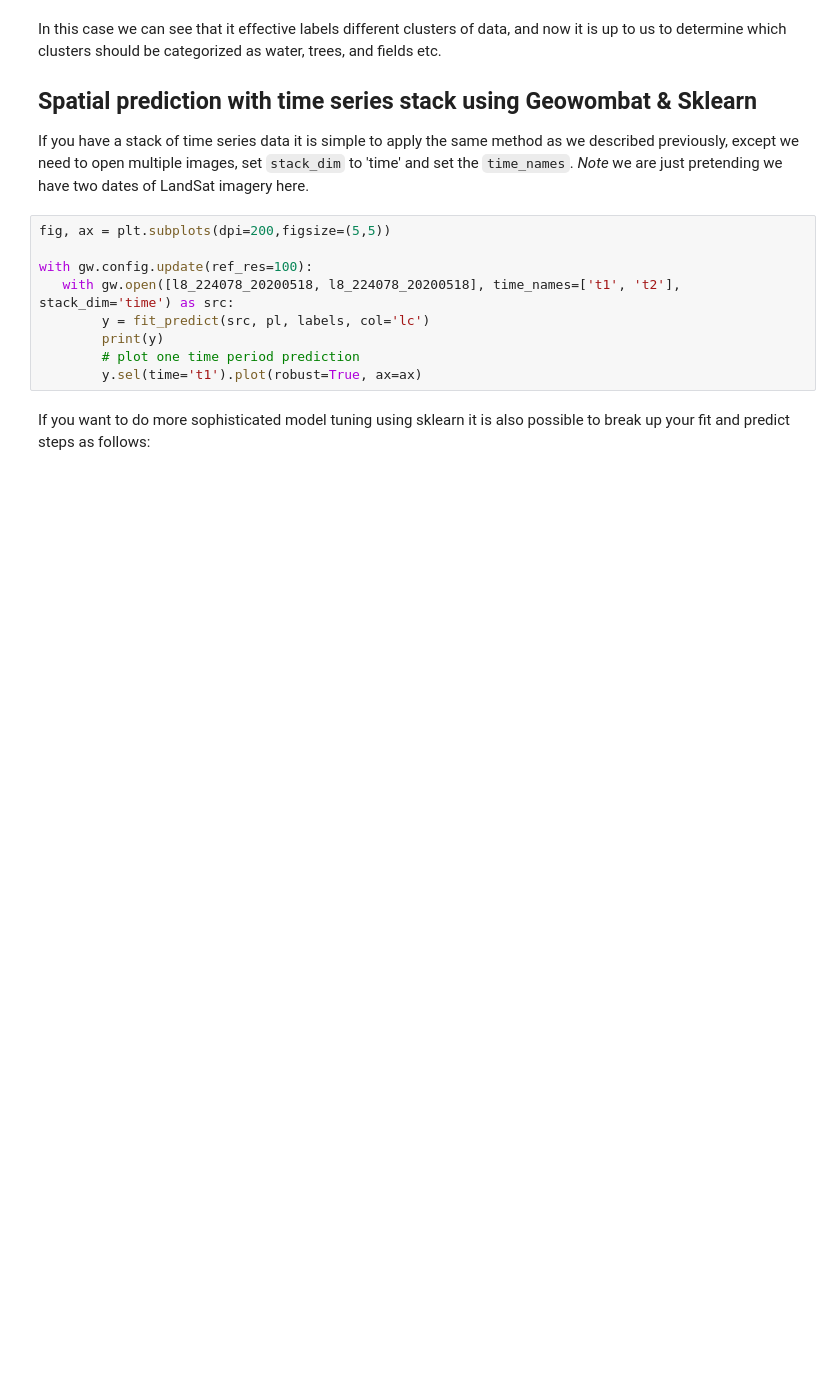
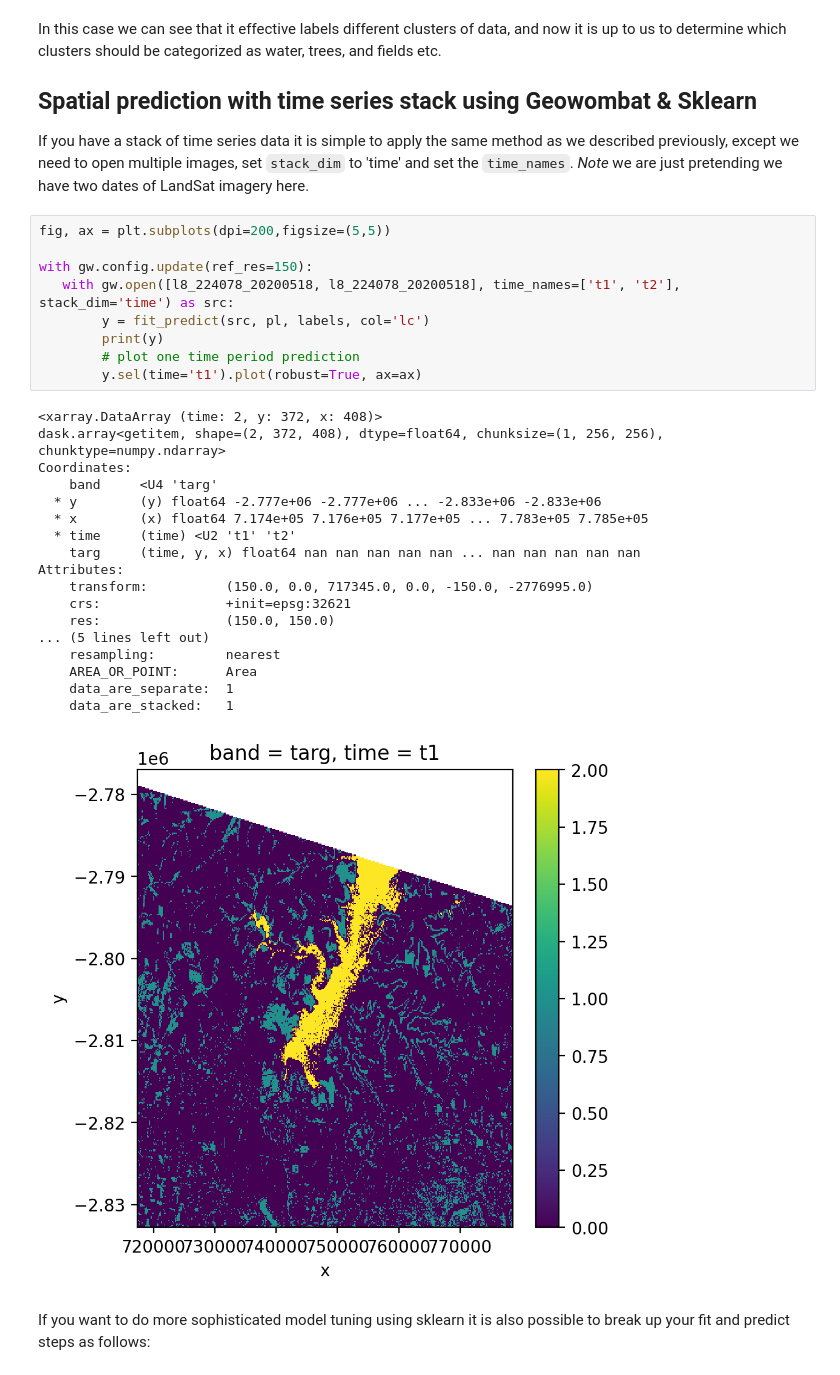
Before and after one commit to mmann1123/pyGIS, a Jupyter notebook: pygis/_build/html/_sources/docs/f_rs_ml_predict.ipynb, the cells around one changed output. Saved outputs shown, nothing was run; the diff lists cells and outputs as text; blank space fills up the shorter version.

```diff
--- a/pygis/_build/html/_sources/docs/f_rs_ml_predict.ipynb
+++ b/pygis/_build/html/_sources/docs/f_rs_ml_predict.ipynb
@@ -103,12 +116,31 @@ If you have a stack of time series data it is simple to apply the same method as
 # %%
 fig, ax = plt.subplots(dpi=200,figsize=(5,5))
 
-with gw.config.update(ref_res=100):
+with gw.config.update(ref_res=150):
    with gw.open([l8_224078_20200518, l8_224078_20200518], time_names=['t1', 't2'], stack_dim='time') as src:
         y = fit_predict(src, pl, labels, col='lc')
         print(y)
         # plot one time period prediction
         y.sel(time='t1').plot(robust=True, ax=ax)
+# %% [output]
+<xarray.DataArray (time: 2, y: 372, x: 408)>
+dask.array<getitem, shape=(2, 372, 408), dtype=float64, chunksize=(1, 256, 256), chunktype=numpy.ndarray>
+Coordinates:
+    band     <U4 'targ'
+  * y        (y) float64 -2.777e+06 -2.777e+06 ... -2.833e+06 -2.833e+06
+  * x        (x) float64 7.174e+05 7.176e+05 7.177e+05 ... 7.783e+05 7.785e+05
+  * time     (time) <U2 't1' 't2'
+    targ     (time, y, x) float64 nan nan nan nan nan ... nan nan nan nan nan
+Attributes:
+    transform:          (150.0, 0.0, 717345.0, 0.0, -150.0, -2776995.0)
+    crs:                +init=epsg:32621
+    res:                (150.0, 150.0)
+... (5 lines left out)
+    resampling:         nearest
+    AREA_OR_POINT:      Area
+    data_are_separate:  1
+    data_are_stacked:   1
+[figure, added]
 # %% [markdown]
 If you want to do more sophisticated model tuning using sklearn it is also possible to break up your fit and predict steps as follows:
 # %%
```
Also changed, not shown: parts of 7 cells of this notebook, 22 other files.
